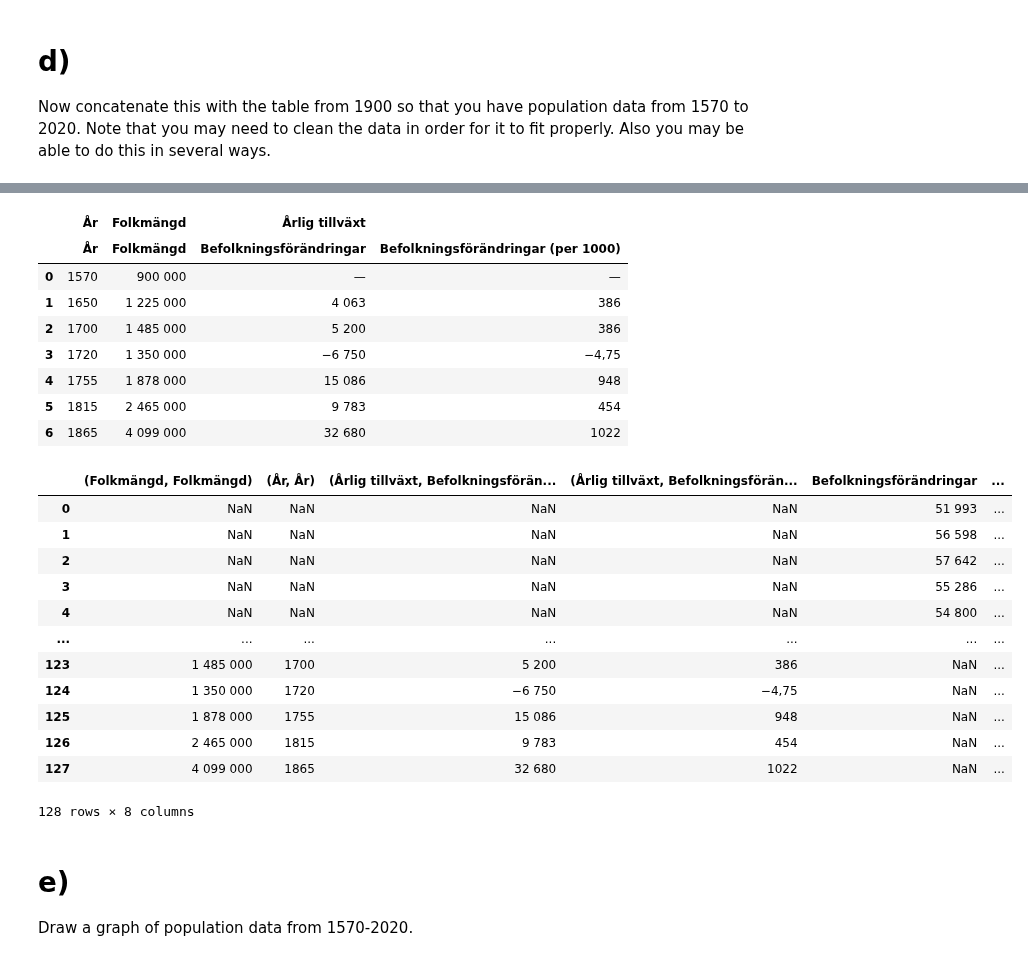
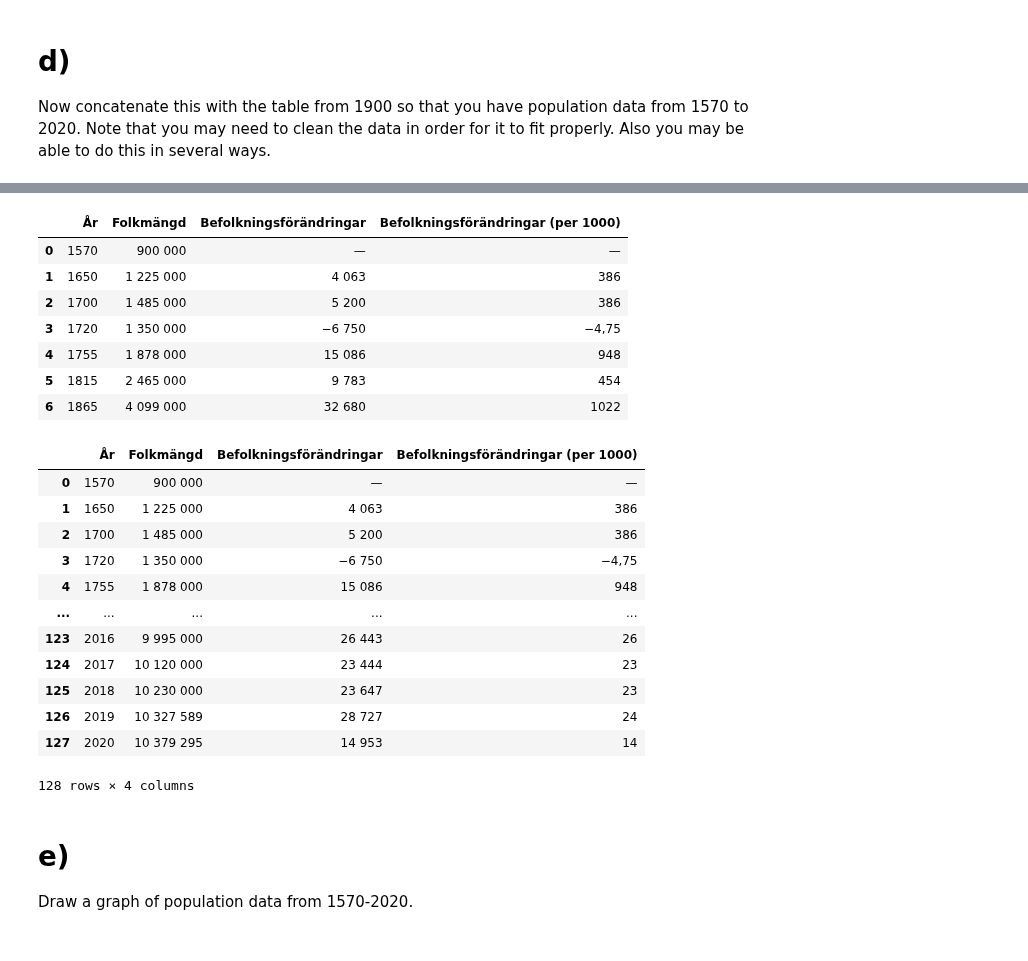
Before and after one commit to xjohansson/Databehandling_Xiu, a Jupyter notebook: Exercise/Exercise2_mergy.ipynb, the cells around one changed output, grey strips where cells are left out. Cells and saved outputs as stored; diff of their text form; code cells hidden in the pictures.

```diff
--- a/Exercise/Exercise2_mergy.ipynb
+++ b/Exercise/Exercise2_mergy.ipynb
@@ -9,13 +9,13 @@ import plotly.graph_objs as go
 # %%
 link="https://sv.wikipedia.org/wiki/Sveriges_demografi"
 import pandas as pd
-tables=pd.read_html(link)
+tables_sve=pd.read_html(link)
 #tables
 # %% [markdown]
  # a)
   Read in the table under "Befolkningsstatistik sedan 1900" into a DataFrame
 # %%
-from1900 = tables[5] # 0 is first table in the html page ,5 is sex table in this page
+from1900 = tables_sve[5] # 0 is first table in the html page ,5 is sex table in this page
 from1900=from1900.rename(columns={"Unnamed: 0": "År"})
 from1900
 # %% [output]
@@ -61,7 +61,8 @@ fig.show()
 #   c)
  Now we want to go backwards in time (before 1900) to see how population has changed in Sweden. Read in the table under history and keep the data of "Folkmängd" from 1570-1865.
 # %%
-before1900 = tables[1] # 0 is first table in the html page ,5 is sex table in this page
+tables=pd.read_html(link,header=[1])
+before1900 = tables_sve[1] # 0 is first table in the html page ,5 is sex table in this page
 before1900
 # %% [output]
 |  | Vid utgången av år | Folkmängd | Årlig tillväxt |  |
@@ -97,14 +105,13 @@ new_from1900.head()
 new_before1900=before1900.drop(index=[7,8,9,10]).rename(columns={
                                                               "Vid utgången av år":"År",
                                                               "Totalt":"Befolkningsförändringar",
-                                                               "Promille": "Befolkningsförändringar (per 1000) "
+                                                               "Promille": "Befolkningsförändringar (per 1000)"
                                                                }
                                                                )
 
 
 new_before1900
 # %% [output]
-|  | År | Folkmängd | Årlig tillväxt |  |
 |  | År | Folkmängd | Befolkningsförändringar | Befolkningsförändringar (per 1000) |
 | 0 | 1570 | 900 000 | — | — |
 | 1 | 1650 | 1 225 000 | 4 063 | 386 |
@@ -115,22 +122,22 @@ new_before1900
 | 6 | 1865 | 4 099 000 | 32 680 | 1022 |
 # %%
 import pandas as pd
-merge_year=pd.concat([new_from1900,new_before1900],ignore_index=True)
-merge_year
+allyears=pd.concat([new_before1900,new_from1900],ignore_index=True)
+allyears
 # %% [output]
-|  | (Folkmängd, Folkmängd) | (År, År) | (Årlig tillväxt, Befolkningsförän... | (Årlig tillväxt, Befolkningsförän... | Befolkningsförändringar | ... |
-| 0 | NaN | NaN | NaN | NaN | 51 993 | ... |
-| 1 | NaN | NaN | NaN | NaN | 56 598 | ... |
-| 2 | NaN | NaN | NaN | NaN | 57 642 | ... |
-| 3 | NaN | NaN | NaN | NaN | 55 286 | ... |
-| 4 | NaN | NaN | NaN | NaN | 54 800 | ... |
-| ... | ... | ... | ... | ... | ... | ... |
-| 123 | 1 485 000 | 1700 | 5 200 | 386 | NaN | ... |
-| 124 | 1 350 000 | 1720 | −6 750 | −4,75 | NaN | ... |
-| 125 | 1 878 000 | 1755 | 15 086 | 948 | NaN | ... |
-| 126 | 2 465 000 | 1815 | 9 783 | 454 | NaN | ... |
-| 127 | 4 099 000 | 1865 | 32 680 | 1022 | NaN | ... |
+|  | År | Folkmängd | Befolkningsförändringar | Befolkningsförändringar (per 1000) |
+| 0 | 1570 | 900 000 | — | — |
+| 1 | 1650 | 1 225 000 | 4 063 | 386 |
+| 2 | 1700 | 1 485 000 | 5 200 | 386 |
+| 3 | 1720 | 1 350 000 | −6 750 | −4,75 |
+| 4 | 1755 | 1 878 000 | 15 086 | 948 |
+| ... | ... | ... | ... | ... |
+| 123 | 2016 | 9 995 000 | 26 443 | 26 |
+| 124 | 2017 | 10 120 000 | 23 444 | 23 |
+| 125 | 2018 | 10 230 000 | 23 647 | 23 |
+| 126 | 2019 | 10 327 589 | 28 727 | 24 |
+| 127 | 2020 | 10 379 295 | 14 953 | 14 |
-128 rows × 8 columns
+128 rows × 4 columns
 # %% [markdown]
 # e)
 Draw a graph of population data from 1570-2020.
```
Also changed, not shown: parts of 12 cells of this notebook, 4 other files.
